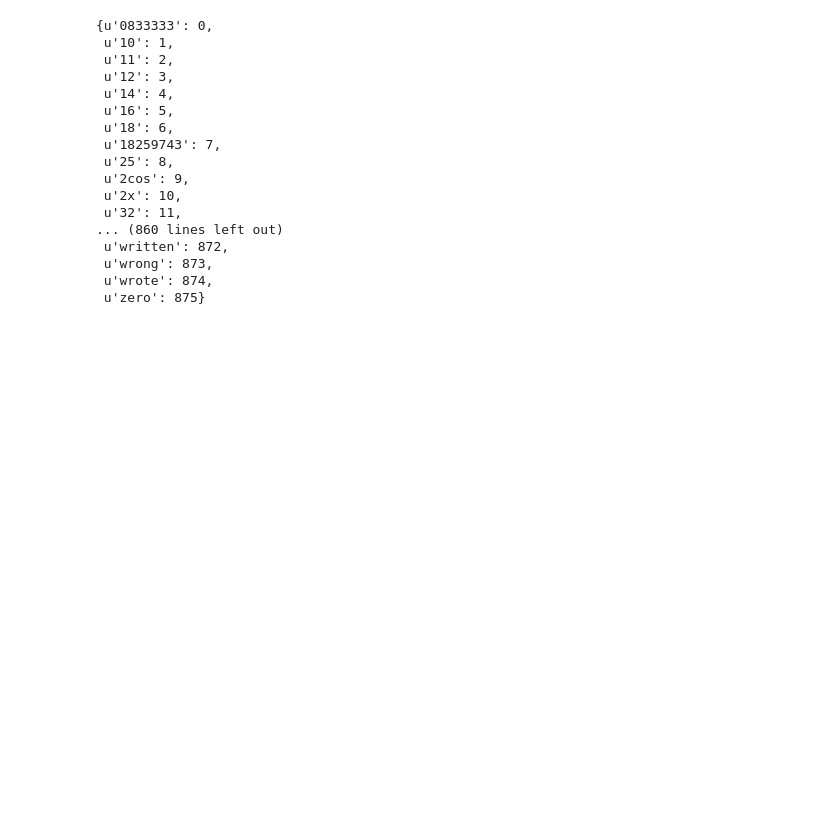
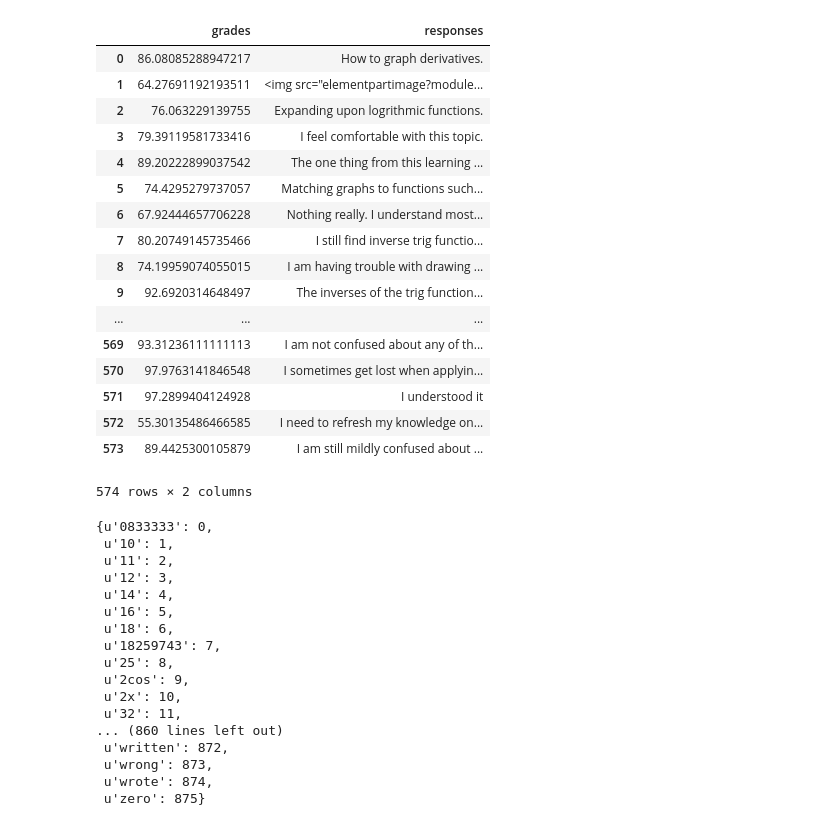
Before and after one commit to bpopoff/springboard_course, a Jupyter notebook: prototype/prototype.ipynb, the cells around one changed output. Cells and saved outputs as stored; diff of their text form; code cells hidden in the pictures; blank space fills up the shorter version.

```diff
--- a/prototype/prototype.ipynb
+++ b/prototype/prototype.ipynb
@@ -10,7 +10,6 @@ import matplotlib.pyplot as plt
 import sklearn
 from sklearn.linear_model import LinearRegression
 # %%
-entries = []
 responses = []
 grades = []
 with open('schell8.txt', 'rb') as csvfile:
@@ -19,9 +18,31 @@ with open('schell8.txt', 'rb') as csvfile:
     for row in responseReader:
         if (row[1] == ' DIFFEREN CALCULUS FOR SCIENCE '):
             if "xml" not in row[5]:
-                entries.append((row[1], row[3], row[5]))
                 responses.append(row[5])
                 grades.append(row[3])
+# %%
+data = {'grades' : grades, 'responses' : responses}
+frame = pd.DataFrame(data)
+frame
+# %% [output]
+|  | grades | responses |
+| 0 | 86.08085288947217 | How to graph derivatives. |
+| 1 | 64.27691192193511 | <img src="elementpartimage?module... |
+| 2 | 76.063229139755 | Expanding upon logrithmic functions. |
+| 3 | 79.39119581733416 | I feel comfortable with this topic. |
+| 4 | 89.20222899037542 | The one thing from this learning ... |
+| 5 | 74.4295279737057 | Matching graphs to functions such... |
+| 6 | 67.92444657706228 | Nothing really. I understand most... |
+| 7 | 80.20749145735466 | I still find inverse trig functio... |
+| 8 | 74.19959074055015 | I am having trouble with drawing ... |
+| 9 | 92.6920314648497 | The inverses of the trig function... |
+| ... | ... | ... |
+| 569 | 93.31236111111113 | I am not confused about any of th... |
+| 570 | 97.9763141846548 | I sometimes get lost when applyin... |
+| 571 | 97.2899404124928 | I understood it |
+| 572 | 55.30135486466585 | I need to refresh my knowledge on... |
+| 573 | 89.4425300105879 | I am still mildly confused about ... |
+574 rows × 2 columns
 # %%
 vectorizer = CountVectorizer(min_df=1, stop_words = 'english')
 # %%
```
Also changed, not shown: parts of 7 cells of this notebook.
